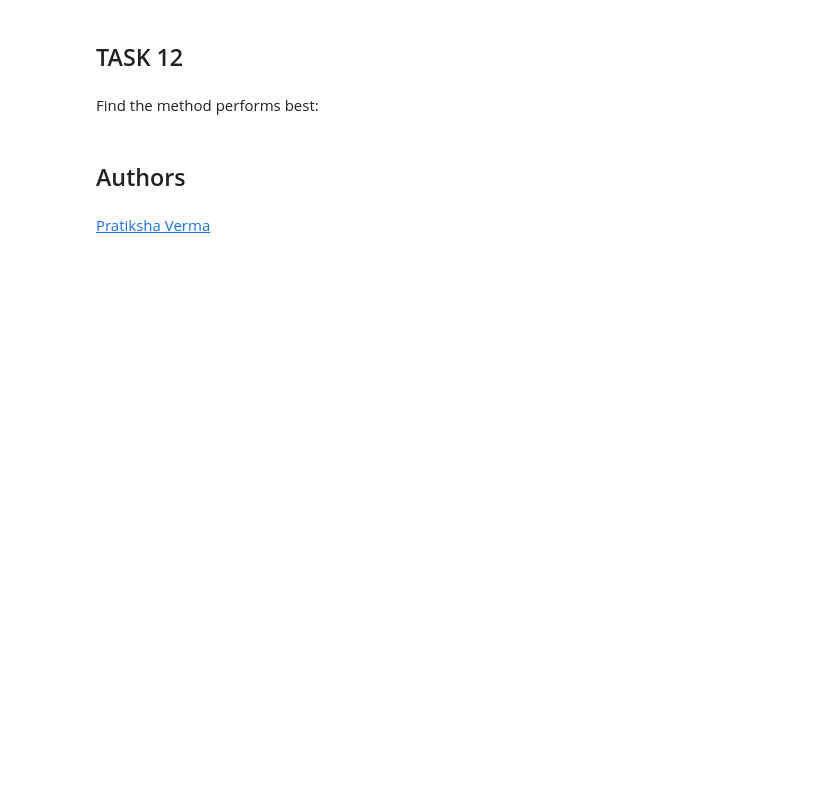
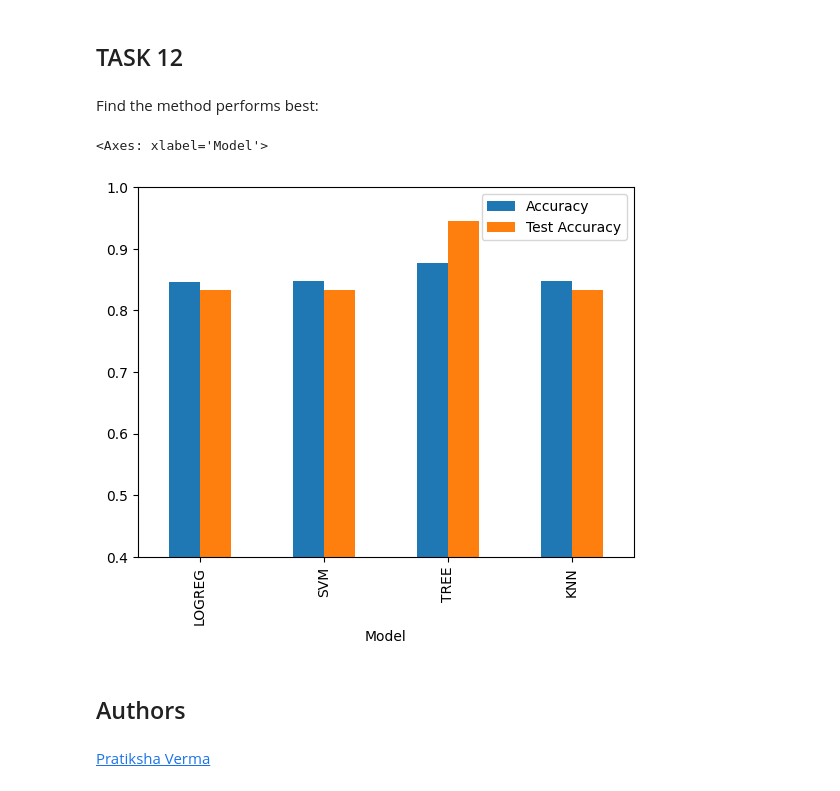
Before and after one commit to timpresland/CapstoneProject, a Jupyter notebook: SpaceX-Machine-Learning-Prediction-Part-5-v1.ipynb, the cells around one changed output. Saved outputs shown, nothing was run; the diff lists cells and outputs as text; code cells hidden in the pictures; blank space fills up the shorter version.

```diff
--- a/SpaceX-Machine-Learning-Prediction-Part-5-v1.ipynb
+++ b/SpaceX-Machine-Learning-Prediction-Part-5-v1.ipynb
@@ -241,8 +241,8 @@ accuracy : 0.8464285714285713
 # %% [markdown]
 Calculate the accuracy on the test data using the method <code>score</code>:
 # %%
-test_score = logreg_cv.score(X_test, Y_test)
-print(f"{test_score:.3f}")
+logreg_test_score = logreg_cv.score(X_test, Y_test)
+print(f"{logreg_test_score:.3f}")
 # %% [output]
 0.833
 # %% [markdown]
@@ -288,10 +313,10 @@ accuracy : 0.8482142857142856
 # %% [markdown]
 Calculate the accuracy on the test data using the method <code>score</code>:
 # %%
-yhat=svm_cv.predict(X_test)
+yhat_svm = svm_cv.predict(X_test)
 
 #print(f"SVM Testing Accuracy: {svm_cv.score(Y_test, yhat):.3f}")
-print("SVM Testing Accuracy: ", metrics.accuracy_score(Y_test, yhat))
+print("SVM Testing Accuracy: ", metrics.accuracy_score(Y_test, yhat_svm))
 # %% [output]
 SVM Testing Accuracy:  0.8333333333333334
 # %% [markdown]
@@ -383,8 +408,8 @@ Decision Tree's Accuracy:  0.9444444444444444
 # %% [markdown]
 We can plot the confusion matrix
 # %%
-yhat = tree_cv.predict(X_test)
-plot_confusion_matrix(Y_test,yhat)
+yhat_tree = tree_cv.predict(X_test)
+plot_confusion_matrix(Y_test, yhat_tree)
 # %% [output]
 [figure]
 # %% [markdown]
@@ -439,6 +464,6 @@ accuracy : 0.8482142857142858
 # %% [markdown]
 Calculate the accuracy of knn_cv on the test data using the method <code>score</code>:
 # %%
-yhat = knn_cv.predict(X_test)
+yhat_knn = knn_cv.predict(X_test)
 # %%
 #print(f"KNN Testing Accuracy: {knn_cv.score(Y_test, yhat):.3f}")
@@ -461,3 +485,40 @@ Decision tree is best with accuracy of 94%
+# %%
+# bar charts summarising each model performance
+
+#print("LOGREG tuned hpyerparameters :(best parameters) ",logreg_cv.best_params_)
+#print("LOGREG accuracy :",logreg_cv.best_score_)
+#print("LOGREG Testing Accuracy :",logreg_test_score)
+
+#print("SVM tuned hpyerparameters :(best parameters) ",svm_cv.best_params_)
+#print("SVM accuracy :",svm_cv.best_score_)
+#print("SVM Testing Accuracy: ", metrics.accuracy_score(Y_test, yhat_svm))
+
+#print("TREE tuned hpyerparameters :(best parameters) ",tree_cv.best_params_)
+#print("TREE accuracy :",tree_cv.best_score_)
+#print("TREE Testing Accuracy: ", metrics.accuracy_score(Y_test, yhat_tree))
+
+#print("KNN tuned hpyerparameters :(best parameters) ",knn_cv.best_params_)
+#print("KNN accuracy :",knn_cv.best_score_)
+#print("KNN Testing Accuracy: ", metrics.accuracy_score(Y_test, yhat_knn))
+
+data = {"Model": ["LOGREG","SVM","TREE","KNN"],
+        "Accuracy": [logreg_cv.best_score_,svm_cv.best_score_,tree_cv.best_score_,knn_cv.best_score_],
+        "Test Accuracy": [logreg_test_score,metrics.accuracy_score(Y_test, yhat_svm),metrics.accuracy_score(Y_test, yhat_tree),metrics.accuracy_score(Y_test, yhat_knn)]}
+
+df_acc = pd.DataFrame(data)
+
+df_acc.plot(x="Model", y=["Accuracy","Test Accuracy"], kind="bar", ylim=(0.4,1.0))
+
+#y=["Age", "Height(in cm)"]
+#plt.bar(df_acc['Model'], [df_acc['Accuracy'], df_acc['Test Accuracy']], width=0.3)
+#plt.title('Built Model Accuracy')
+#plt.xlabel('Model Type')
+#plt.ylabel('Accuracy')
+#plt.ylim(0.5,1)
+#plt.show()
+# %% [output]
+<Axes: xlabel='Model'>
+[figure, added]
 # %% [markdown]
 ## Authors
 # %% [markdown]
```
Also changed, not shown: parts of 14 cells of this notebook.
